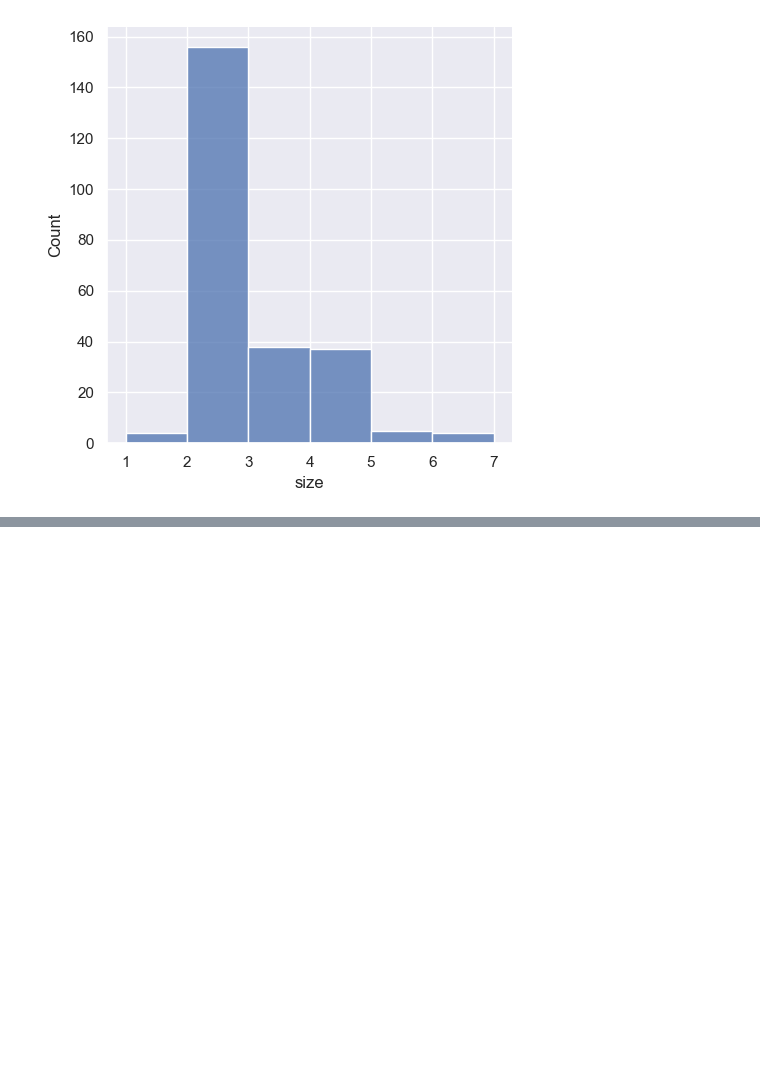
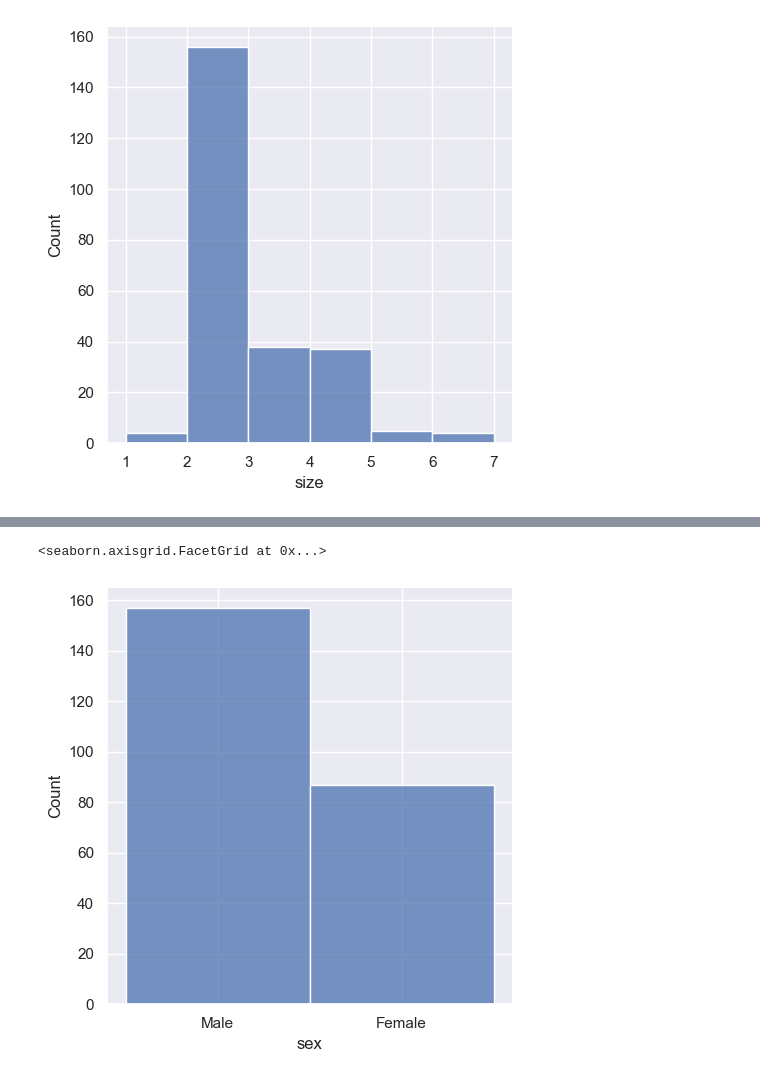
Before and after one commit to MuhammadTausif/PyComplete, a Jupyter notebook: seaborn/tutorial/distributions.ipynb, the cells around one changed output, grey strips where cells are left out. Cells and saved outputs as stored; diff of their text form; code cells hidden in the pictures; blank space fills up the shorter version.

```diff
--- a/seaborn/tutorial/distributions.ipynb
+++ b/seaborn/tutorial/distributions.ipynb
@@ -64,0 +91,5 @@ sns.displot(tips, x="size", bins=[1, 2, 3, 4, 5, 6, 7])
+# %%
+sns.displot(tips, x="sex", discrete=True)
+# %% [output]
+<seaborn.axisgrid.FacetGrid at 0x...>
+[figure, added]
```
Also changed, not shown: parts of 8 cells of this notebook.
